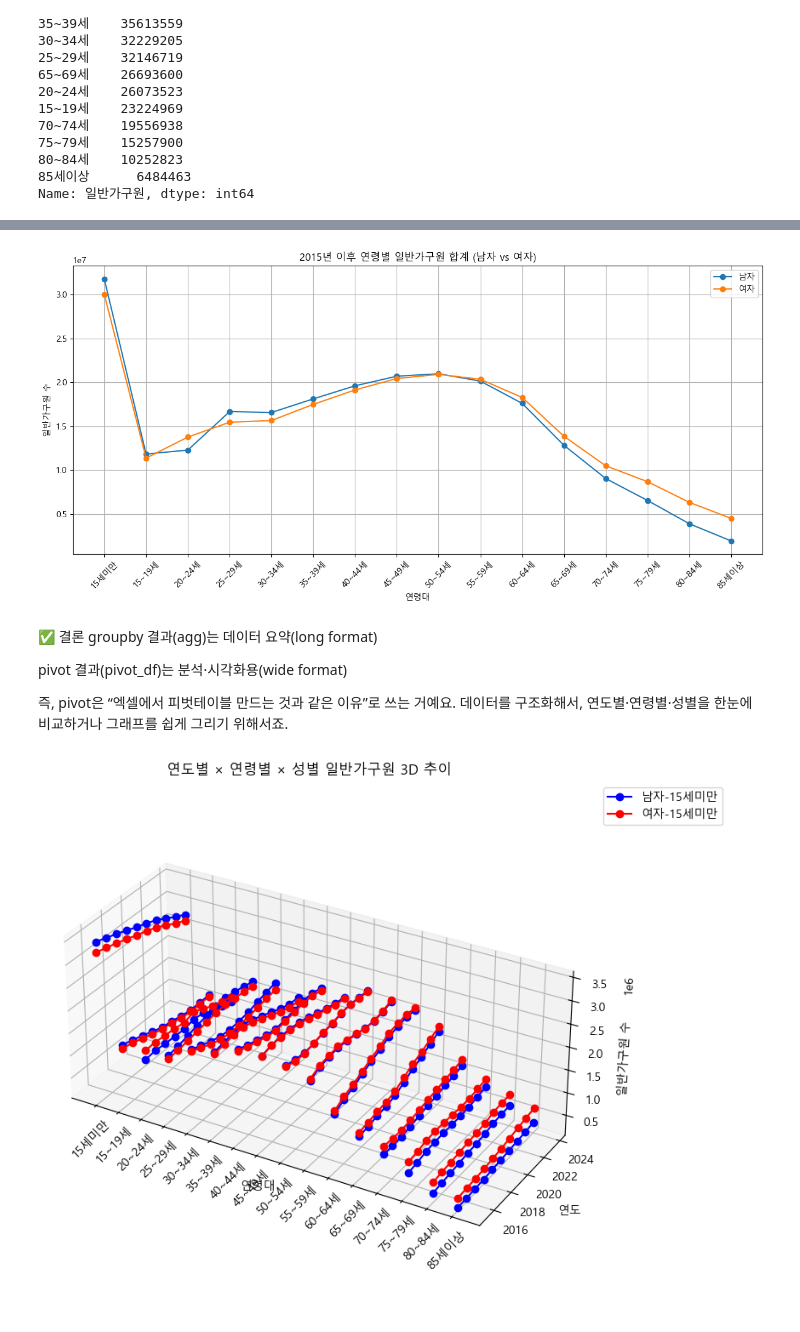
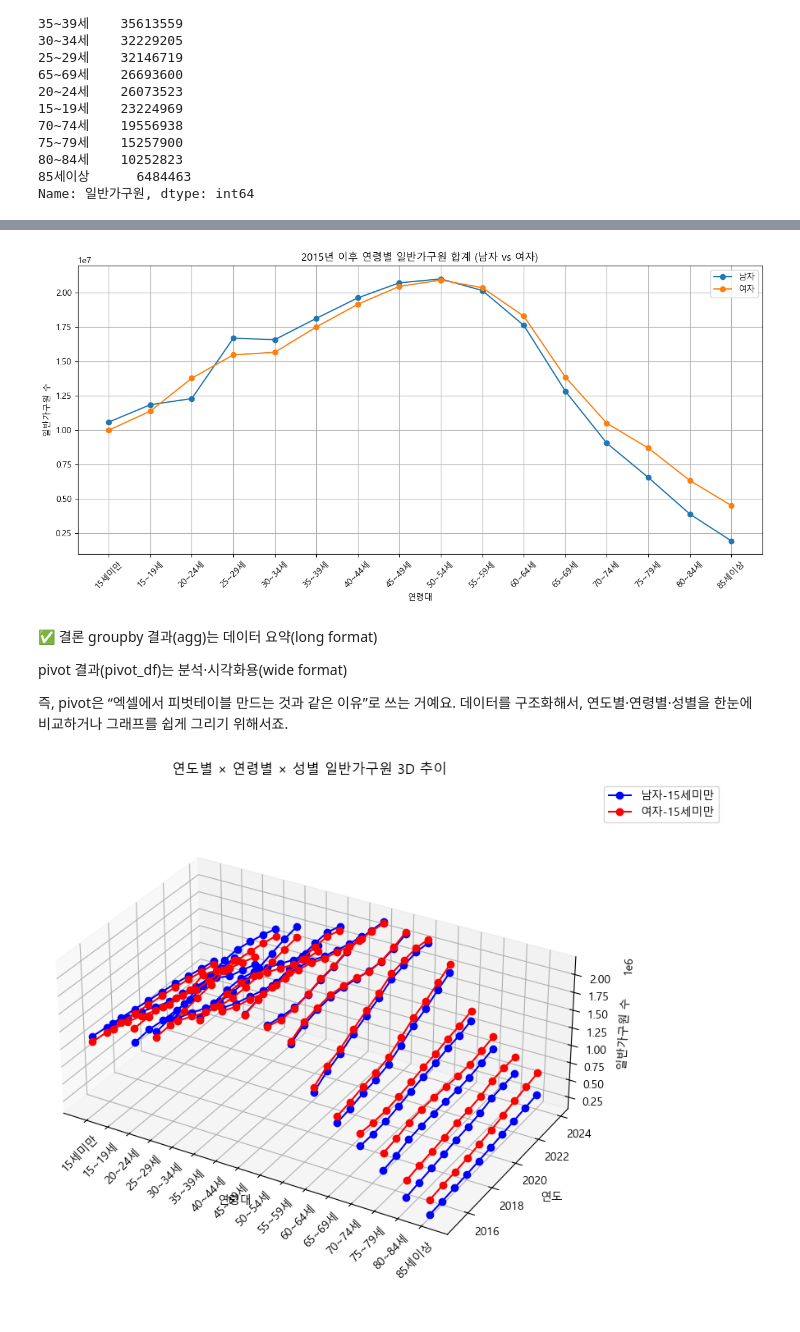
Before and after one commit to nttkor/codyssey, a Jupyter notebook: proj2/c4q2/gagu_analize.ipynb, the cells around one changed output, grey strips where cells are left out. Saved outputs shown, nothing was run; the diff lists cells and outputs as text; code cells hidden in the pictures.

```diff
--- a/proj2/c4q2/gagu_analize.ipynb
+++ b/proj2/c4q2/gagu_analize.ipynb
@@ -134,4 +118,5 @@ df
 # %%
+df.loc[df['연령별범주']=='15세미만','일반가구원'] //= 3
 age_total_male_female = (
     df.groupby(['연령별', '성별'])['일반가구원']
       .sum()
@@ -214,7 +200,7 @@ plt.grid(True)
 plt.tight_layout()
 plt.show()
 # %% [output]
-[figure, old version]
+[figure, new version]
 # %% [markdown]
 ✅ 결론
 groupby 결과(agg)는 데이터 요약(long format)
@@ -232,31 +218,33 @@ import matplotlib.pyplot as plt
 import numpy as np
 
 fig = plt.figure(figsize=(14,8))
 ax = fig.add_subplot(111, projection='3d')
 # 축 비율 조정 (x축:연령, y축:연도, z축:값)
 ax.set_box_aspect([5,3,2])   # x축을 2배 길게
 years = pivot_df.index.values
 ages = pivot_df.columns.levels[0]
 sexes = pivot_df.columns.levels[1]
+#plt.subplots_adjust(left=0.2, right=0.8)  # 좌우 여백 조정
 
 # 색상 팔레트
 colors = {'남자':'blue','여자':'red'}
 
 for s in sexes:
     for i, age in enumerate(ages):
         z_vals = pivot_df[(age, s)].values
         xs = np.full_like(years, i, dtype=float)  # 연령대 index
         ys = years
         ax.plot(xs, ys, z_vals, marker='o', color=colors[s], label=f"{s}-{age}" if i==0 else "")
 
 ax.set_xticks(range(len(ages)))
 ax.set_xticklabels(ages, rotation=45)
 ax.set_xlabel("연령대")
 ax.set_ylabel("연도")
 ax.set_zlabel("일반가구원 수")
 ax.set_title("연도별 × 연령별 × 성별 일반가구원 3D 추이")
 ax.legend(bbox_to_anchor=(1.05,1), loc='upper left')
 plt.tight_layout()
+ax.set_position([0.2, 0.1, 0.6, 0.8])
 plt.show()
 # %% [output]
-[figure, old version]
+[figure, new version]
```
Also changed, not shown: parts of 4 cells of this notebook.
